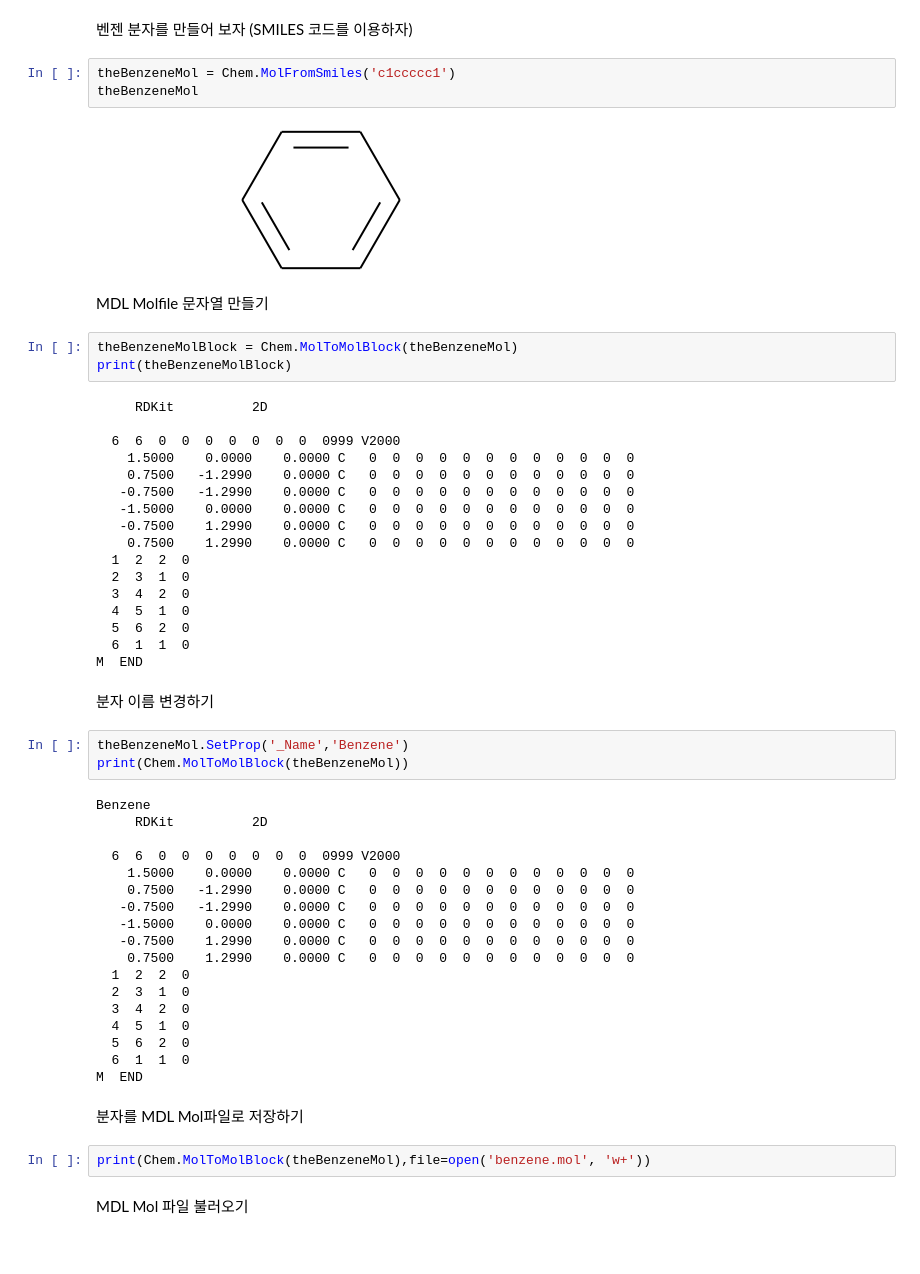
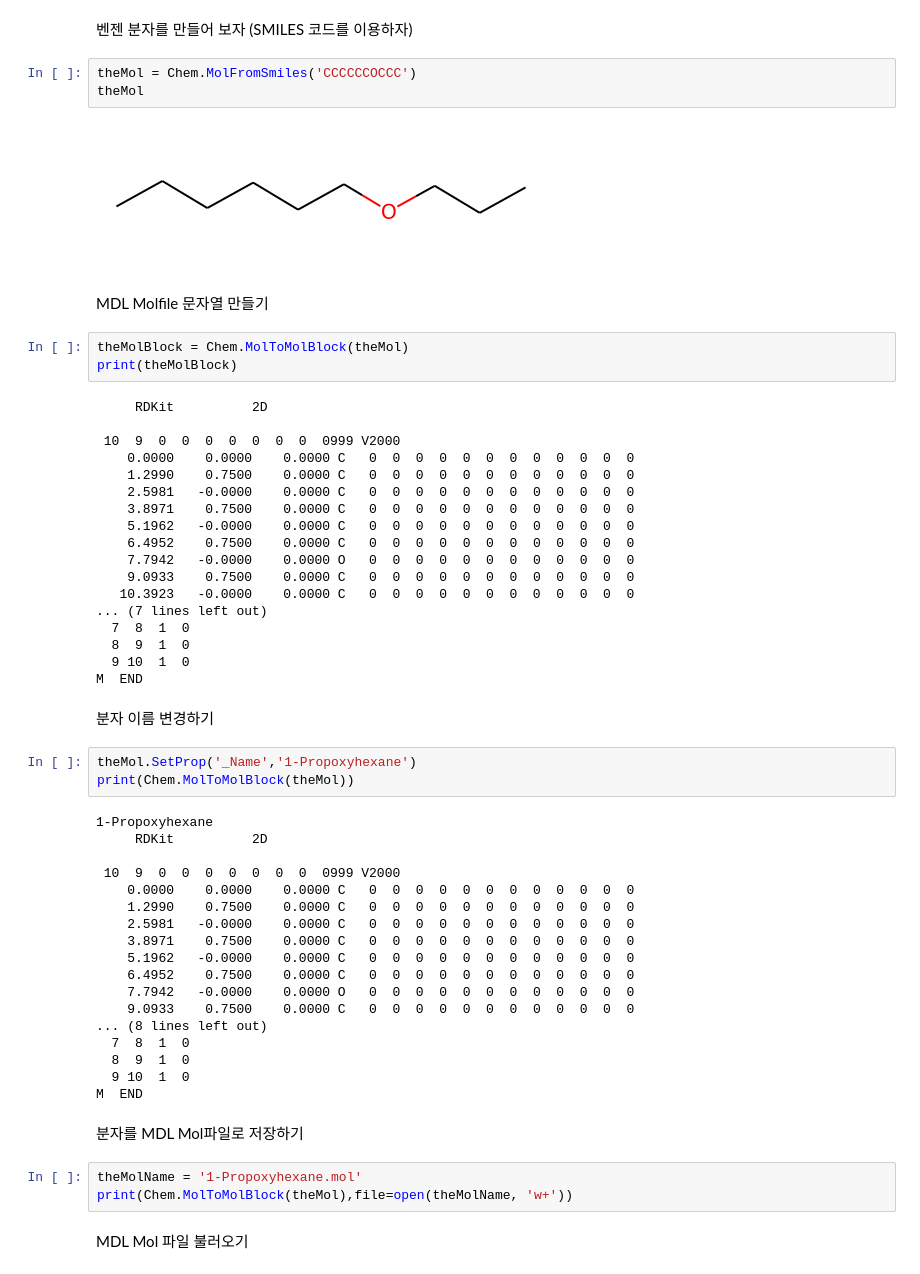
Before and after one commit to youngmook/cheminfo-python, a Jupyter notebook: cheminfo_in_python.ipynb, the cells around one changed output. Saved outputs shown, nothing was run; the diff lists cells and outputs as text.

```diff
--- a/cheminfo_in_python.ipynb
+++ b/cheminfo_in_python.ipynb
@@ -63,59 +14,61 @@ from rdkit.Chem.Draw import IPythonConsole
 ## MDL Mol 파일을 읽고 쓰기를 해보자
 # %% [markdown]
 벤젠 분자를 만들어 보자 (SMILES 코드를 이용하자)
-# %%
-theBenzeneMol = Chem.MolFromSmiles('c1ccccc1')
-theBenzeneMol
-# %% [output]
-[figure, removed]
+# %%
+theMol = Chem.MolFromSmiles('CCCCCCOCCC')
+theMol
+# %% [output]
+[figure, added]
 # %% [markdown]
 MDL Molfile 문자열 만들기
 # %%
-theBenzeneMolBlock = Chem.MolToMolBlock(theBenzeneMol)
-print(theBenzeneMolBlock)
+theMolBlock = Chem.MolToMolBlock(theMol)
+print(theMolBlock)
 # %% [output]
      RDKit          2D
 
-  6  6  0  0  0  0  0  0  0  0999 V2000
-    1.5000    0.0000    0.0000 C   0  0  0  0  0  0  0  0  0  0  0  0
-    0.7500   -1.2990    0.0000 C   0  0  0  0  0  0  0  0  0  0  0  0
-   -0.7500   -1.2990    0.0000 C   0  0  0  0  0  0  0  0  0  0  0  0
-   -1.5000    0.0000    0.0000 C   0  0  0  0  0  0  0  0  0  0  0  0
-   -0.7500    1.2990    0.0000 C   0  0  0  0  0  0  0  0  0  0  0  0
-    0.7500    1.2990    0.0000 C   0  0  0  0  0  0  0  0  0  0  0  0
-  1  2  2  0
-  2  3  1  0
-  3  4  2  0
-  4  5  1  0
-  5  6  2  0
-  6  1  1  0
+ 10  9  0  0  0  0  0  0  0  0999 V2000
+    0.0000    0.0000    0.0000 C   0  0  0  0  0  0  0  0  0  0  0  0
+    1.2990    0.7500    0.0000 C   0  0  0  0  0  0  0  0  0  0  0  0
+    2.5981   -0.0000    0.0000 C   0  0  0  0  0  0  0  0  0  0  0  0
+    3.8971    0.7500    0.0000 C   0  0  0  0  0  0  0  0  0  0  0  0
+    5.1962   -0.0000    0.0000 C   0  0  0  0  0  0  0  0  0  0  0  0
+    6.4952    0.7500    0.0000 C   0  0  0  0  0  0  0  0  0  0  0  0
+    7.7942   -0.0000    0.0000 O   0  0  0  0  0  0  0  0  0  0  0  0
+    9.0933    0.7500    0.0000 C   0  0  0  0  0  0  0  0  0  0  0  0
+   10.3923   -0.0000    0.0000 C   0  0  0  0  0  0  0  0  0  0  0  0
+... (7 lines left out)
+  7  8  1  0
+  8  9  1  0
+  9 10  1  0
 M  END
 # %% [markdown]
 분자 이름 변경하기
 # %%
-theBenzeneMol.SetProp('_Name','Benzene')
-print(Chem.MolToMolBlock(theBenzeneMol))
+theMol.SetProp('_Name','1-Propoxyhexane')
+print(Chem.MolToMolBlock(theMol))
 # %% [output]
-Benzene
+1-Propoxyhexane
      RDKit          2D
 
-  6  6  0  0  0  0  0  0  0  0999 V2000
-    1.5000    0.0000    0.0000 C   0  0  0  0  0  0  0  0  0  0  0  0
-    0.7500   -1.2990    0.0000 C   0  0  0  0  0  0  0  0  0  0  0  0
-   -0.7500   -1.2990    0.0000 C   0  0  0  0  0  0  0  0  0  0  0  0
-   -1.5000    0.0000    0.0000 C   0  0  0  0  0  0  0  0  0  0  0  0
-   -0.7500    1.2990    0.0000 C   0  0  0  0  0  0  0  0  0  0  0  0
-    0.7500    1.2990    0.0000 C   0  0  0  0  0  0  0  0  0  0  0  0
-  1  2  2  0
-  2  3  1  0
-  3  4  2  0
-  4  5  1  0
-  5  6  2  0
-  6  1  1  0
+ 10  9  0  0  0  0  0  0  0  0999 V2000
+    0.0000    0.0000    0.0000 C   0  0  0  0  0  0  0  0  0  0  0  0
+    1.2990    0.7500    0.0000 C   0  0  0  0  0  0  0  0  0  0  0  0
+    2.5981   -0.0000    0.0000 C   0  0  0  0  0  0  0  0  0  0  0  0
+    3.8971    0.7500    0.0000 C   0  0  0  0  0  0  0  0  0  0  0  0
+    5.1962   -0.0000    0.0000 C   0  0  0  0  0  0  0  0  0  0  0  0
+    6.4952    0.7500    0.0000 C   0  0  0  0  0  0  0  0  0  0  0  0
+    7.7942   -0.0000    0.0000 O   0  0  0  0  0  0  0  0  0  0  0  0
+    9.0933    0.7500    0.0000 C   0  0  0  0  0  0  0  0  0  0  0  0
+... (8 lines left out)
+  7  8  1  0
+  8  9  1  0
+  9 10  1  0
 M  END
 # %% [markdown]
 분자를 MDL Mol파일로 저장하기
 # %%
-print(Chem.MolToMolBlock(theBenzeneMol),file=open('benzene.mol', 'w+'))
+theMolName = '1-Propoxyhexane.mol'
+print(Chem.MolToMolBlock(theMol),file=open(theMolName, 'w+'))
 # %% [markdown]
 MDL Mol 파일 불러오기
```
Also changed, not shown: parts of 61 cells of this notebook.
